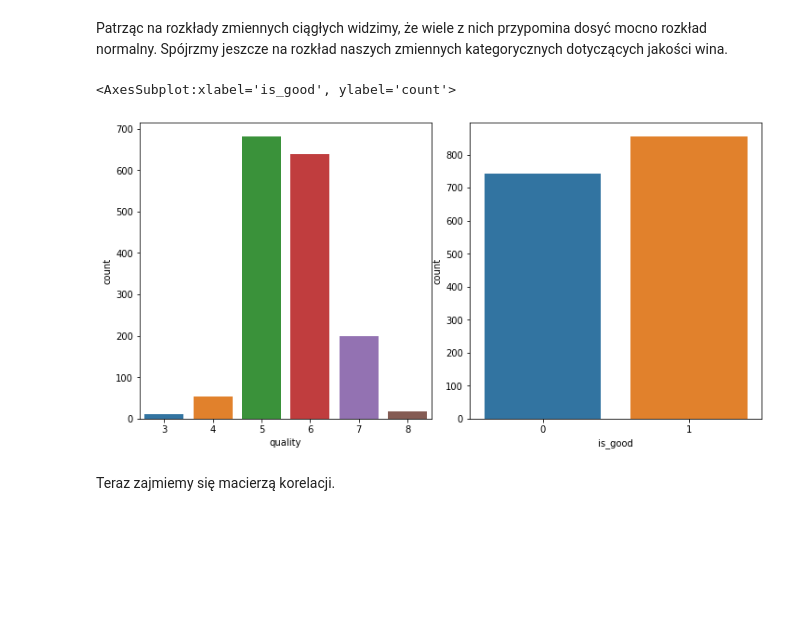
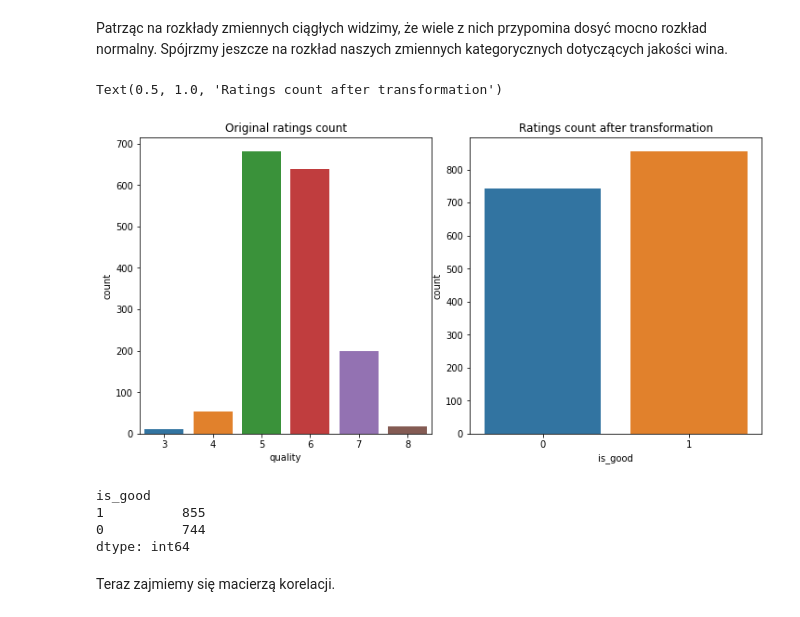
Before and after one commit to Kostee/WB-2021-RedWineQuality, a Jupyter notebook: wines eda/wines_eda.ipynb, the cells around one changed output. Drawn from its saved outputs; the diff is of its cells as text; code cells hidden in the pictures; blank space fills up the shorter version.

Commit message:
wine v0.2

```diff
--- a/wines eda/wines_eda.ipynb
+++ b/wines eda/wines_eda.ipynb
@@ -92,11 +92,18 @@ Patrząc na rozkłady zmiennych ciągłych widzimy, że wiele z nich przypomina
 # %%
 fig, axs = plt.subplots(ncols=2,figsize=(10,5))
 fig.tight_layout(pad=1)
-sns.countplot(x="quality", data=wines_df, ax=axs[0])
-sns.countplot(x="is_good", data=wines_df, ax=axs[1])
+sns.countplot(x="quality", data=wines_df, ax=axs[0]).set_title("Original ratings count")
+sns.countplot(x="is_good", data=wines_df, ax=axs[1]).set_title("Ratings count after transformation")
 # %% [output]
-<AxesSubplot:xlabel='is_good', ylabel='count'>
+Text(0.5, 1.0, 'Ratings count after transformation')
-[figure, old version]
+[figure, new version]
+# %%
+wines_df[["is_good"]].value_counts()
+# %% [output]
+is_good
+1          855
+0          744
+dtype: int64
 # %% [markdown]
 Teraz zajmiemy się macierzą korelacji.
 # %%
```
Also changed, not shown: 4 other files.
